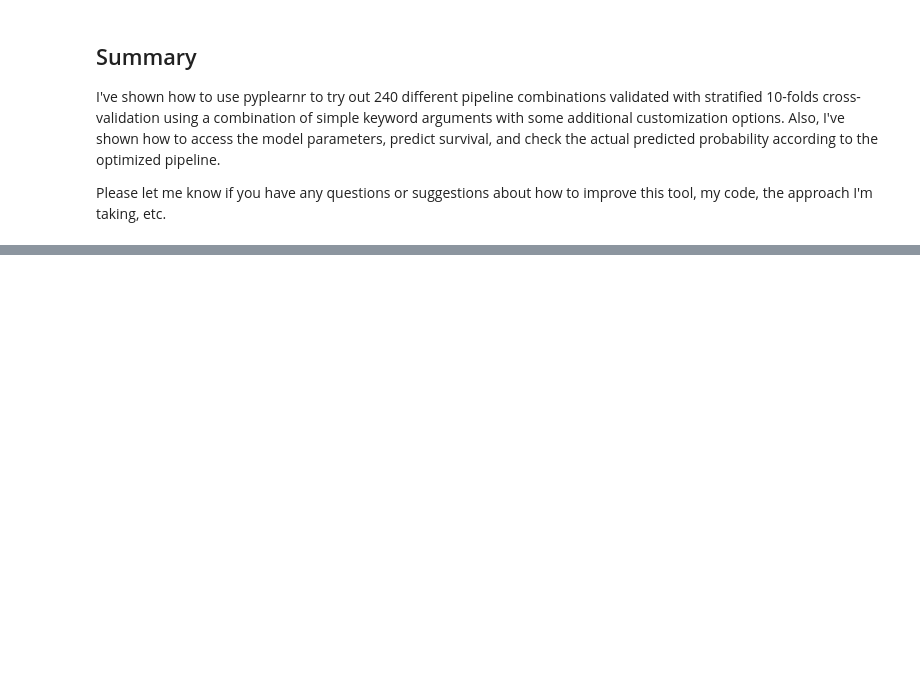
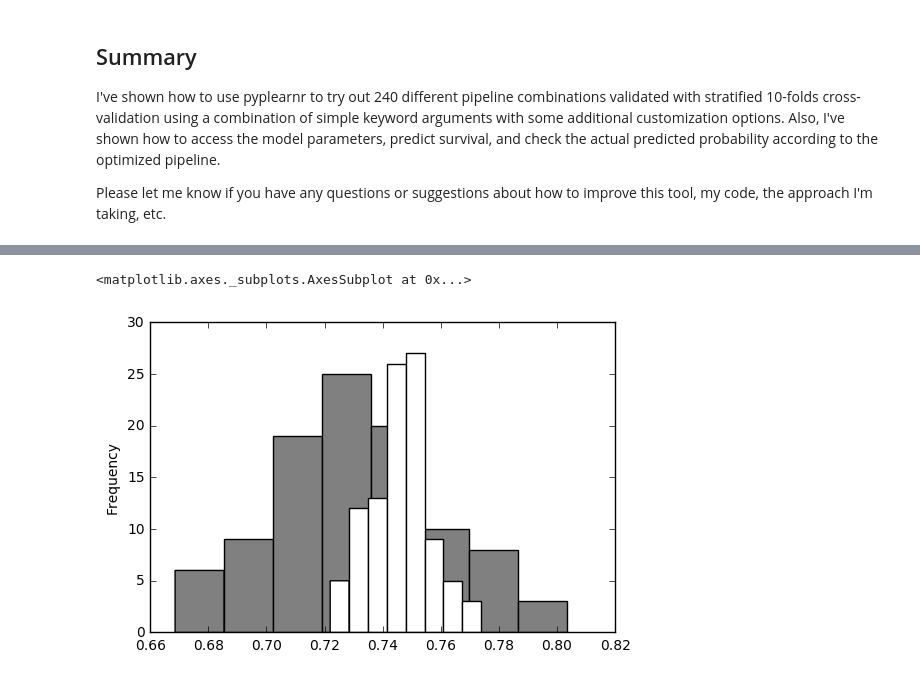
Before and after one commit to JaggedParadigm/pyplearnr, a Jupyter notebook: pyplearnr_demo.ipynb, the cells around one changed output, grey strips where cells are left out. Saved outputs shown, nothing was run; the diff lists cells and outputs as text; code cells hidden in the pictures; blank space fills up the shorter version.

```diff
--- a/pyplearnr_demo.ipynb
+++ b/pyplearnr_demo.ipynb
@@ -1215,3 +1215,35 @@ I would have a 0.77% chance of survival.
 I've shown how to use pyplearnr to try out 240 different pipeline combinations validated with stratified 10-folds cross-validation using a combination of simple keyword arguments with some additional customization options. Also, I've shown how to access the model parameters, predict survival, and check the actual predicted probability according to the optimized pipeline.
 
 Please let me know if you have any questions or suggestions about how to improve this tool, my code, the approach I'm taking, etc.
+# %%
+%%time
+
+%matplotlib inline
+
+import pyplearnr as ppl
+
+repeated_k_folds = []
+
+for i in range(100):
+    # Alert user of step number
+    print('Step %d/%d'%(i+1,100))
+
+    # Set custom parameters
+    param_dist = {}
+
+    estimator = 'knn'
+
+    # Initialize pipeline
+    optimized_pipeline = ppl.PipelineOptimization(estimator)
+
+    # Set pipeline fitting parameters
+    fit_kwargs = {
+        'use_default_param_dist': True,
+        'param_dist': param_dist,
+    }
+
+    # Fit data
+    optimized_pipeline.fit(X,y,**fit_kwargs)
+
+    # Save
+    repeated_k_folds.append(optimized_pipeline)
@@ -1217,0 +1268,15 @@ Please let me know if you have any questions or suggestions about how to improve
+# %%
+data = {
+    'train scores': [pipeline_optimization.train_score_
+                     for pipeline_optimization in repeated_k_folds],
+    'test scores': [pipeline_optimization.test_score_
+                     for pipeline_optimization in repeated_k_folds],
+}
+# %%
+repeated_kfcv_df = pd.DataFrame(data)
+# %%
+repeated_kfcv_df['test scores'].plot(kind='hist',bins=8,color='grey')
+repeated_kfcv_df['train scores'].plot(kind='hist',bins=8,color='white')
+# %% [output]
+<matplotlib.axes._subplots.AxesSubplot at 0x...>
+[figure, added]
```
Also changed, not shown: parts of 12 cells of this notebook, 2 other files.
